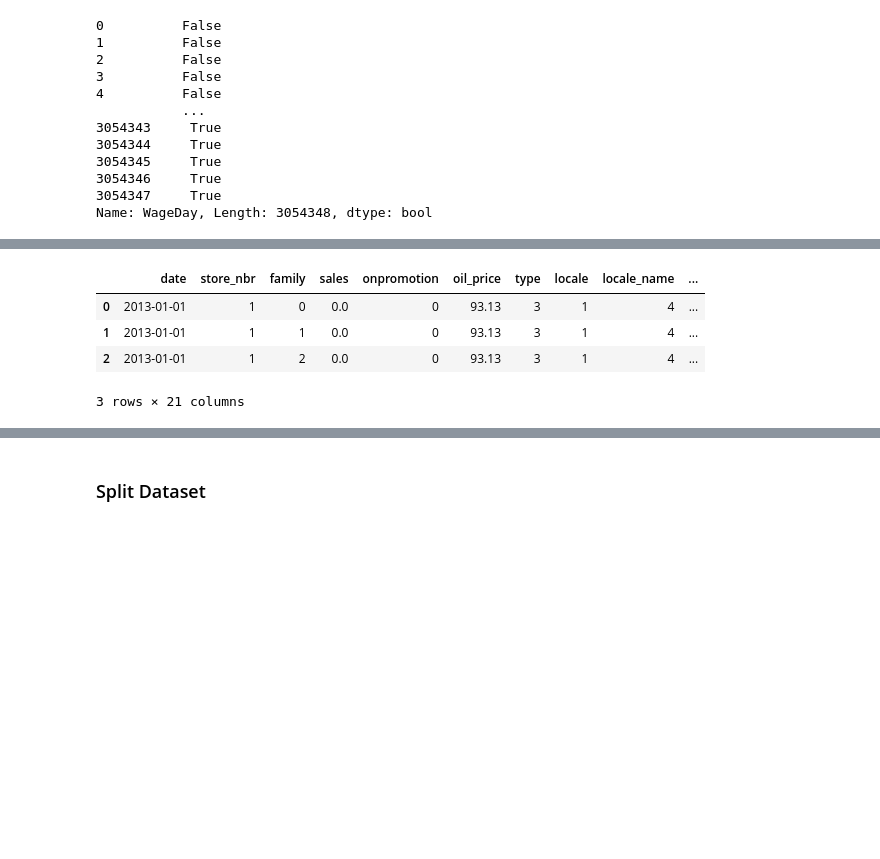
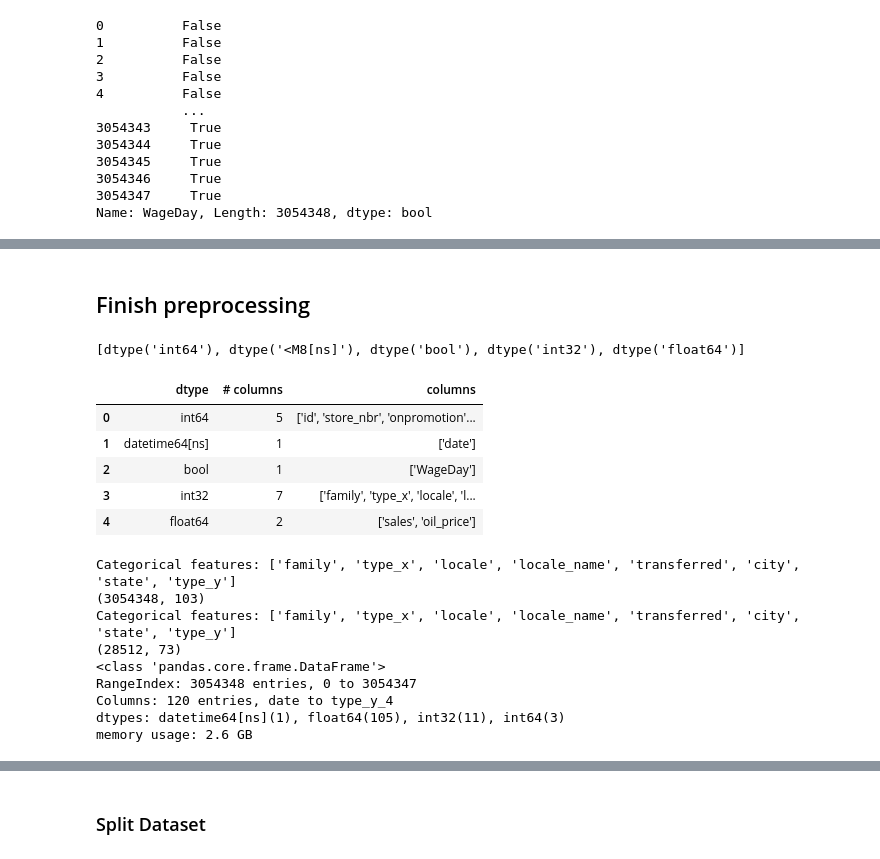
Before and after one commit to BohdanChuprynka/Stock-Sales-Prediction, a Jupyter notebook: preprocess_data.ipynb, the cells around one changed output, grey strips where cells are left out. Drawn from its saved outputs; the diff is of its cells as text; code cells hidden in the pictures; blank space fills up the shorter version.

```diff
--- a/preprocess_data.ipynb
+++ b/preprocess_data.ipynb
@@ -319,2 +396,4 @@ Name: WageDay, Length: 3054348, dtype: bool
+# %% [markdown]
+## Finish preprocessing
 # %%
 def extract_date(df, date_col):
@@ -329,3 +407,26 @@ def extract_date(df, date_col):
     df[f'is leap year {date_col}']   = df[date_col].dt.is_leap_year.astype(int)
     df[f"is_month_end {date_col}"]   = df[date_col].dt.is_month_end.astype(int)
     df[f"is_month_start {date_col}"] = df[date_col].dt.is_month_start.astype(int)
+# %%
+def df_dtypes(df):
+      pd.set_option('display.max_colwidth', None)
+
+      df_dtypes = df.columns.groupby(df.dtypes)
+      print(list(df_dtypes.keys()))
+      df_dtypes = pd.DataFrame({
+          'dtype':     list(df_dtypes.keys()),
+          '# columns': [len(df_dtypes[key])  for key in df_dtypes.keys()],
+          'columns':   [list(df_dtypes[key]) for key in df_dtypes.keys()],
+      })
+      df_dtypes = df_dtypes.style.applymap(lambda x:'text-align: left', subset=['columns'])
+      return df_dtypes
+
+df_dtypes(train_dataset)
+# %% [output]
+[dtype('int64'), dtype('<M8[ns]'), dtype('bool'), dtype('int32'), dtype('float64')]
+|  | dtype | # columns | columns |
+| 0 | int64 | 5 | ['id', 'store_nbr', 'onpromotion'... |
+| 1 | datetime64[ns] | 1 | ['date'] |
+| 2 | bool | 1 | ['WageDay'] |
+| 3 | int32 | 7 | ['family', 'type_x', 'locale', 'l... |
+| 4 | float64 | 2 | ['sales', 'oil_price'] |
@@ -332,11 +447,8 @@ def extract_date(df, date_col):
 # %%
 # Finish preprocessing
-
-# Drop the date and id columns, since not even small informational gain.
 train_dataset.drop(columns=['id'], inplace=True)
 test_data.drop(columns=['id'], inplace=True)
 
-# Extract date
 extract_date(train_dataset, 'date') # type: ignore
 extract_date(test_data, 'date') # type: ignore
 
@@ -346,24 +458,18 @@ train_dataset['WageDay'] = train_dataset['WageDay'].astype(int)
 test_data['transferred'] = test_data['transferred'].astype(int)
 test_data['WageDay'] = test_data['WageDay'].astype(int)
 
-# Encoding
-label_encoder = LabelEncoder()
+# One hot encode categorical features
+train_dataset = one_hot_encoding(train_dataset) # type: ignore
+test_data = one_hot_encoding(test_data) # type: ignore
 
-train_dataset['family'] = label_encoder.fit_transform(train_dataset['family']).astype(np.int64)
-train_dataset['type'] = label_encoder.fit_transform(train_dataset['type']).astype(np.int64)
-train_dataset['locale'] = label_encoder.fit_transform(train_dataset['locale']).astype(np.int64)
-train_dataset['locale_name'] = label_encoder.fit_transform(train_dataset['locale_name']).astype(np.int64)
-
-test_data['family'] = label_encoder.fit_transform(test_data['family']).astype(np.int64)
-test_data['type'] = label_encoder.fit_transform(test_data['type']).astype(np.int64)
-test_data['locale'] = label_encoder.fit_transform(test_data['locale']).astype(np.int64)
-test_data['locale_name'] = label_encoder.fit_transform(test_data['locale_name']).astype(np.int64)
-
-
-train_dataset[:3]
+train_dataset.info()
 # %% [output]
-|  | date | store_nbr | family | sales | onpromotion | oil_price | type | locale | locale_name | ... |
-| 0 | 2013-01-01 | 1 | 0 | 0.0 | 0 | 93.13 | 3 | 1 | 4 | ... |
-| 1 | 2013-01-01 | 1 | 1 | 0.0 | 0 | 93.13 | 3 | 1 | 4 | ... |
-| 2 | 2013-01-01 | 1 | 2 | 0.0 | 0 | 93.13 | 3 | 1 | 4 | ... |
-3 rows × 21 columns
+Categorical features: ['family', 'type_x', 'locale', 'locale_name', 'transferred', 'city', 'state', 'type_y']
+(3054348, 103)
+Categorical features: ['family', 'type_x', 'locale', 'locale_name', 'transferred', 'city', 'state', 'type_y']
+(28512, 73)
+<class 'pandas.core.frame.DataFrame'>
+RangeIndex: 3054348 entries, 0 to 3054347
+Columns: 120 entries, date to type_y_4
+dtypes: datetime64[ns](1), float64(105), int32(11), int64(3)
+memory usage: 2.6 GB
```
Also changed, not shown: parts of 33 cells of this notebook, 5 other files.
